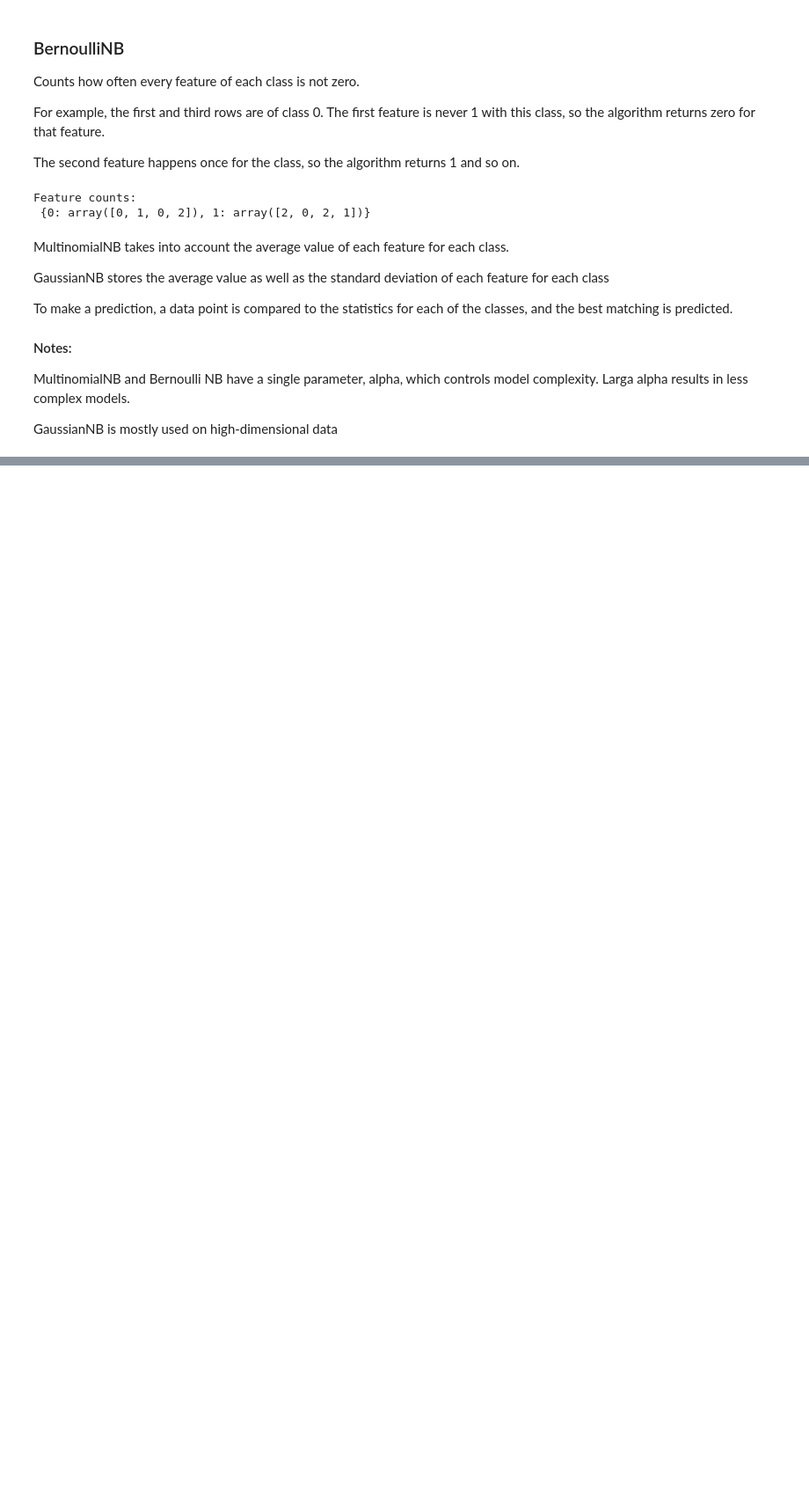
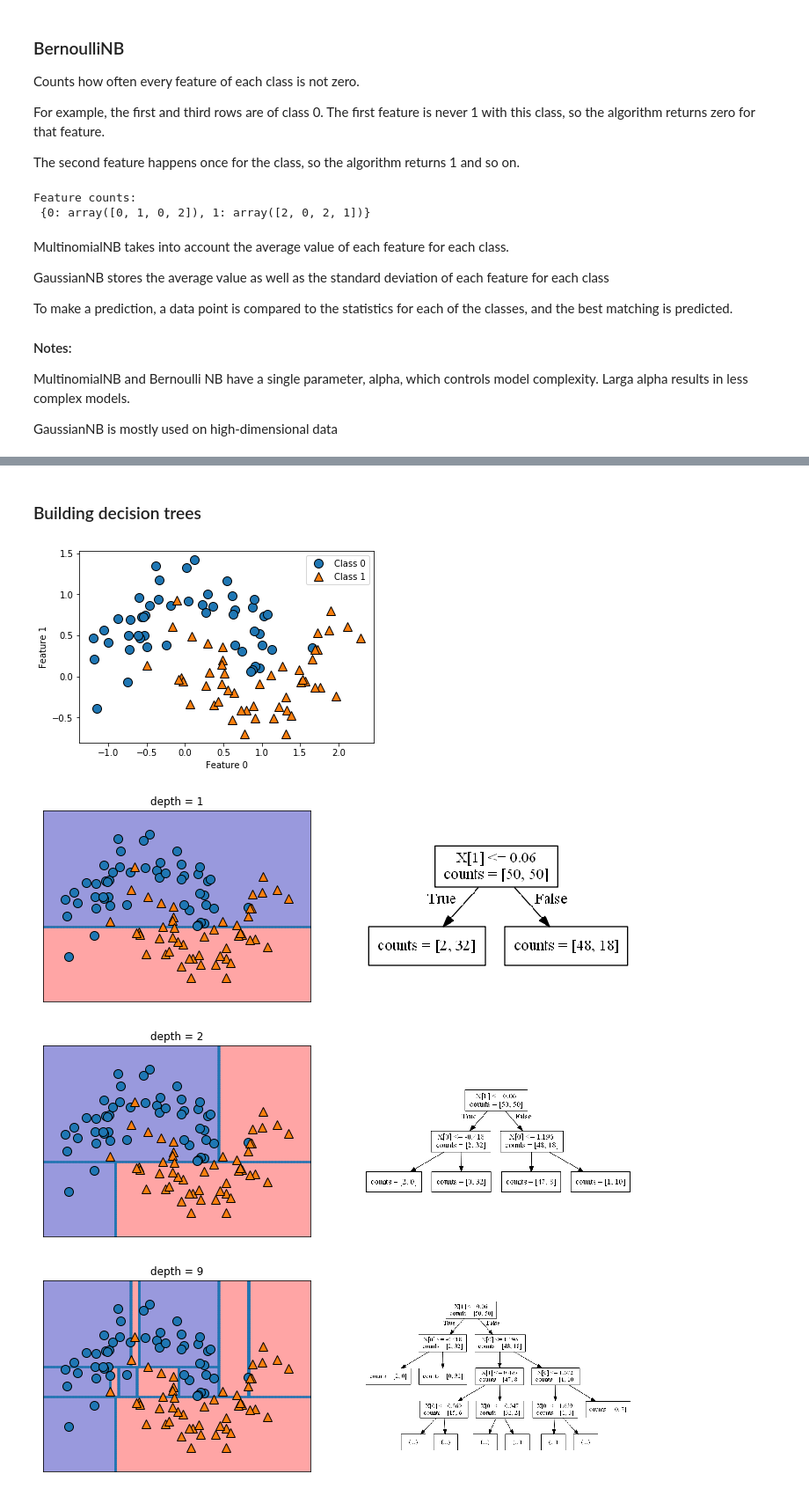
Before and after one commit to Patabu2/machine_learning_study, a Jupyter notebook: Chapter 2- Supervised learning.ipynb, the cells around one changed output, grey strips where cells are left out. Shown at 88% size. Cells and saved outputs as stored; diff of their text form; code cells hidden in the pictures; blank space fills up the shorter version.

```diff
--- a/Chapter 2- Supervised learning.ipynb
+++ b/Chapter 2- Supervised learning.ipynb
@@ -724,0 +738,9 @@ GaussianNB is mostly used on high-dimensional data
+# %% [markdown]
+### Building decision trees
+# %%
+mglearn.plots.plot_tree_progressive()
+# %% [output]
+[figure, added]
+[figure, added]
+[figure, added]
+[figure, added]
```
Also changed, not shown: parts of 11 cells of this notebook, 3 other files.
